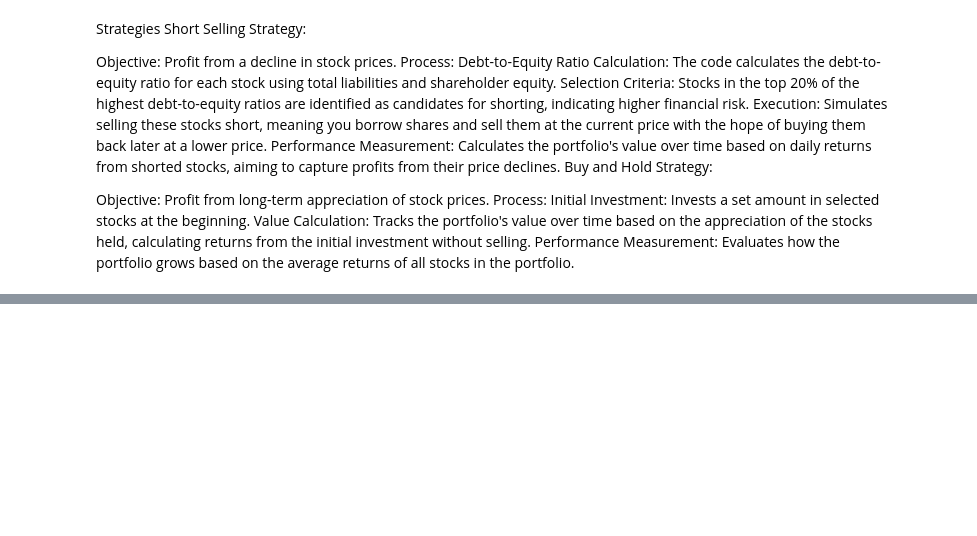
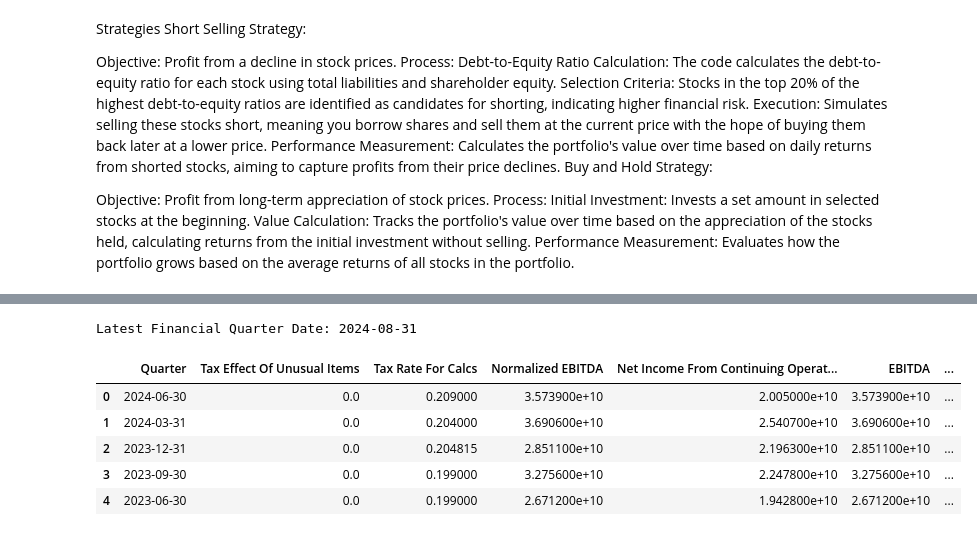
Before and after one commit to mukeshcodeshere/adar1_private, a Jupyter notebook: WHAT_MOVES_XBI/short_study.ipynb, the cells around one changed output, grey strips where cells are left out. Saved outputs shown, nothing was run; the diff lists cells and outputs as text; code cells hidden in the pictures; blank space fills up the shorter version.

```diff
--- a/WHAT_MOVES_XBI/short_study.ipynb
+++ b/WHAT_MOVES_XBI/short_study.ipynb
@@ -216,0 +399,27 @@ Performance Measurement: Evaluates how the portfolio grows based on the average
+# %%
+pd.set_option('display.max_columns', None)
+
+# Load the data
+df = pd.read_csv("all_financials.csv")
+
+# Calculate the threshold for missing values (20% of the number of rows)
+threshold = 0.2 * len(df)
+
+# Drop columns with more than 20% missing values
+df = df.dropna(thresh=len(df) - threshold, axis=1)
+
+# Get the latest date
+latest_date = df['Quarter'].max()
+
+# Print the latest financial quarter date
+print("Latest Financial Quarter Date:", latest_date)
+
+df.head()
+# %% [output]
+Latest Financial Quarter Date: 2024-08-31
+|  | Quarter | Tax Effect Of Unusual Items | Tax Rate For Calcs | Normalized EBITDA | Net Income From Continuing Operat... | EBITDA | ... |
+| 0 | 2024-06-30 | 0.0 | 0.209000 | 3.573900e+10 | 2.005000e+10 | 3.573900e+10 | ... |
+| 1 | 2024-03-31 | 0.0 | 0.204000 | 3.690600e+10 | 2.540700e+10 | 3.690600e+10 | ... |
+| 2 | 2023-12-31 | 0.0 | 0.204815 | 2.851100e+10 | 2.196300e+10 | 2.851100e+10 | ... |
+| 3 | 2023-09-30 | 0.0 | 0.199000 | 3.275600e+10 | 2.247800e+10 | 3.275600e+10 | ... |
+| 4 | 2023-06-30 | 0.0 | 0.199000 | 2.671200e+10 | 1.942800e+10 | 2.671200e+10 | ... |
```
Also changed, not shown: parts of 8 cells of this notebook, 6 other files.
